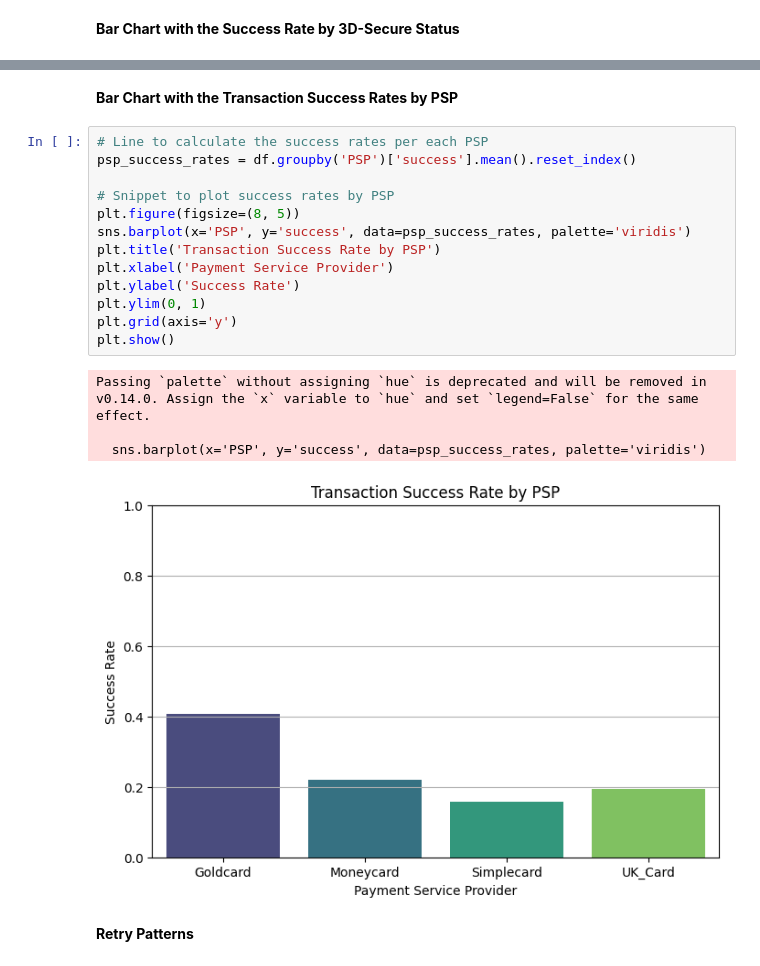
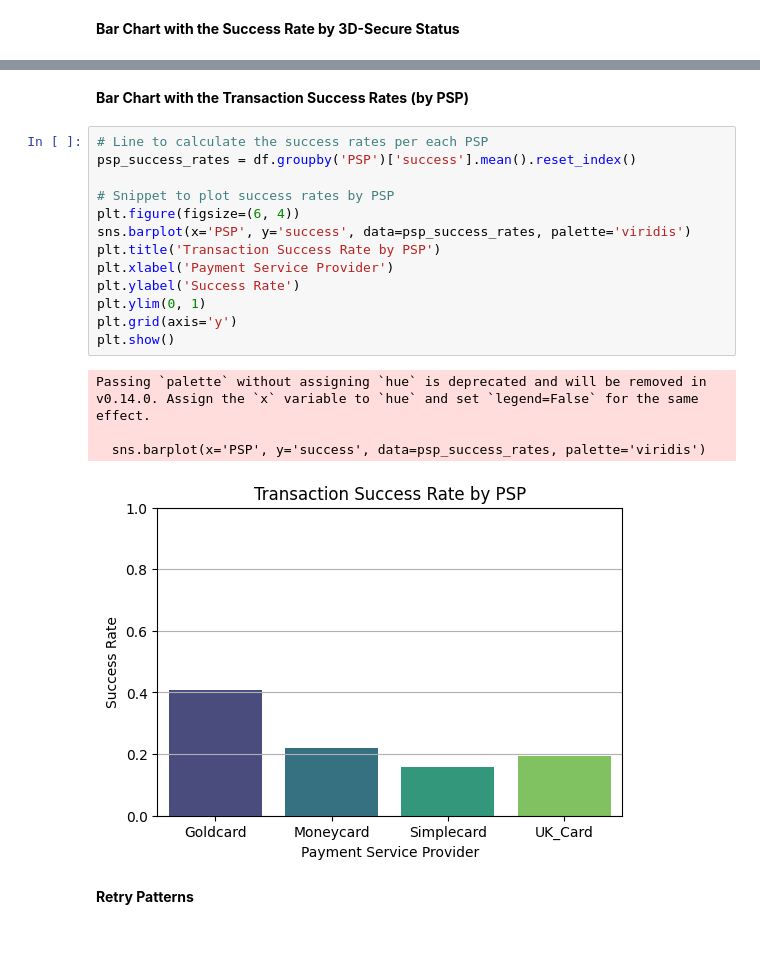
Before and after one commit to imildositoe/predictive_modeling_credit_card_routing, a Jupyter notebook: main.ipynb, the cells around one changed output, grey strips where cells are left out. Cells and saved outputs as stored; diff of their text form; blank space fills up the shorter version.

Commit message:
graphs refactored from recycled code

```diff
--- a/main.ipynb
+++ b/main.ipynb
@@ -69,23 +55,23 @@ Passing `palette` without assigning `hue` is deprecated and will be removed in v
 # %% [markdown]
-__Bar Chart with the Transaction Success Rates by PSP__
+__Bar Chart with the Transaction Success Rates (by PSP)__
 # %%
 # Line to calculate the success rates per each PSP
 psp_success_rates = df.groupby('PSP')['success'].mean().reset_index()
 
 # Snippet to plot success rates by PSP
-plt.figure(figsize=(8, 5))
+plt.figure(figsize=(6, 4))
 sns.barplot(x='PSP', y='success', data=psp_success_rates, palette='viridis')
 plt.title('Transaction Success Rate by PSP')
 plt.xlabel('Payment Service Provider')
 plt.ylabel('Success Rate')
 plt.ylim(0, 1)
 plt.grid(axis='y')
 plt.show()
 # %% [output]
 Passing `palette` without assigning `hue` is deprecated and will be removed in v0.14.0. Assign the `x` variable to `hue` and set `legend=False` for the same effect.
 
   sns.barplot(x='PSP', y='success', data=psp_success_rates, palette='viridis')
-[figure, old version]
+[figure, new version]
 # %% [markdown]
 __Retry Patterns__
 # %%
```
Also changed, not shown: parts of 3 cells of this notebook.
